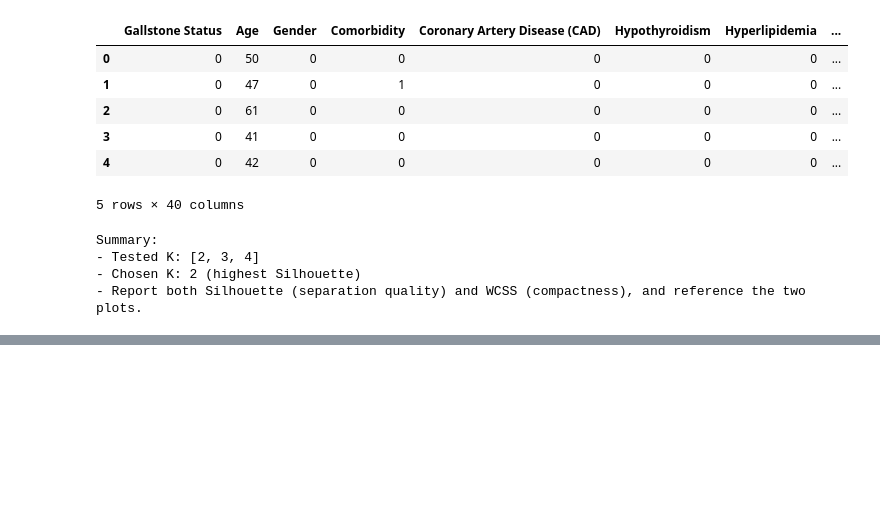
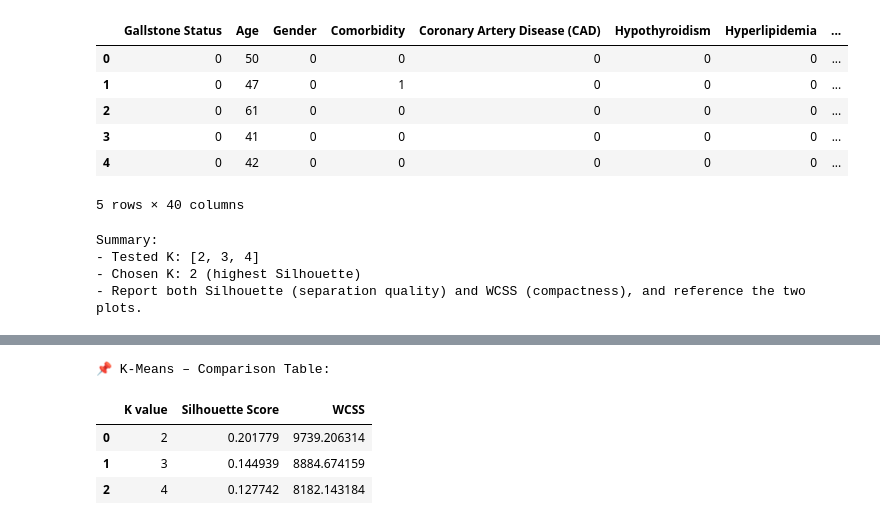
Before and after one commit to ShathaAlshalawi/Gallstone_project, a Jupyter notebook: Reports/phase3.ipynb, the cells around one changed output, grey strips where cells are left out. Saved outputs shown, nothing was run; the diff lists cells and outputs as text; code cells hidden in the pictures; blank space fills up the shorter version.

```diff
--- a/Reports/phase3.ipynb
+++ b/Reports/phase3.ipynb
@@ -272,0 +322,22 @@ Summary:
+# %%
+sil2 = sil_scores[0]
+sil3 = sil_scores[1]
+sil4 = sil_scores[2]
+wcss2 = wcss[0]
+wcss3 = wcss[1]
+wcss4 = wcss[2]
+
+kmeans_results = pd.DataFrame({
+    "K value": [2, 3, 4],
+    "Silhouette Score": [sil2, sil3, sil4],
+    "WCSS": [wcss2, wcss3, wcss4]
+})
+
+print("📌 K-Means – Comparison Table:")
+kmeans_results
+# %% [output]
+📌 K-Means – Comparison Table:
+|  | K value | Silhouette Score | WCSS |
+| 0 | 2 | 0.201779 | 9739.206314 |
+| 1 | 3 | 0.144939 | 8884.674159 |
+| 2 | 4 | 0.127742 | 8182.143184 |
```
Also changed, not shown: parts of 6 cells of this notebook.
